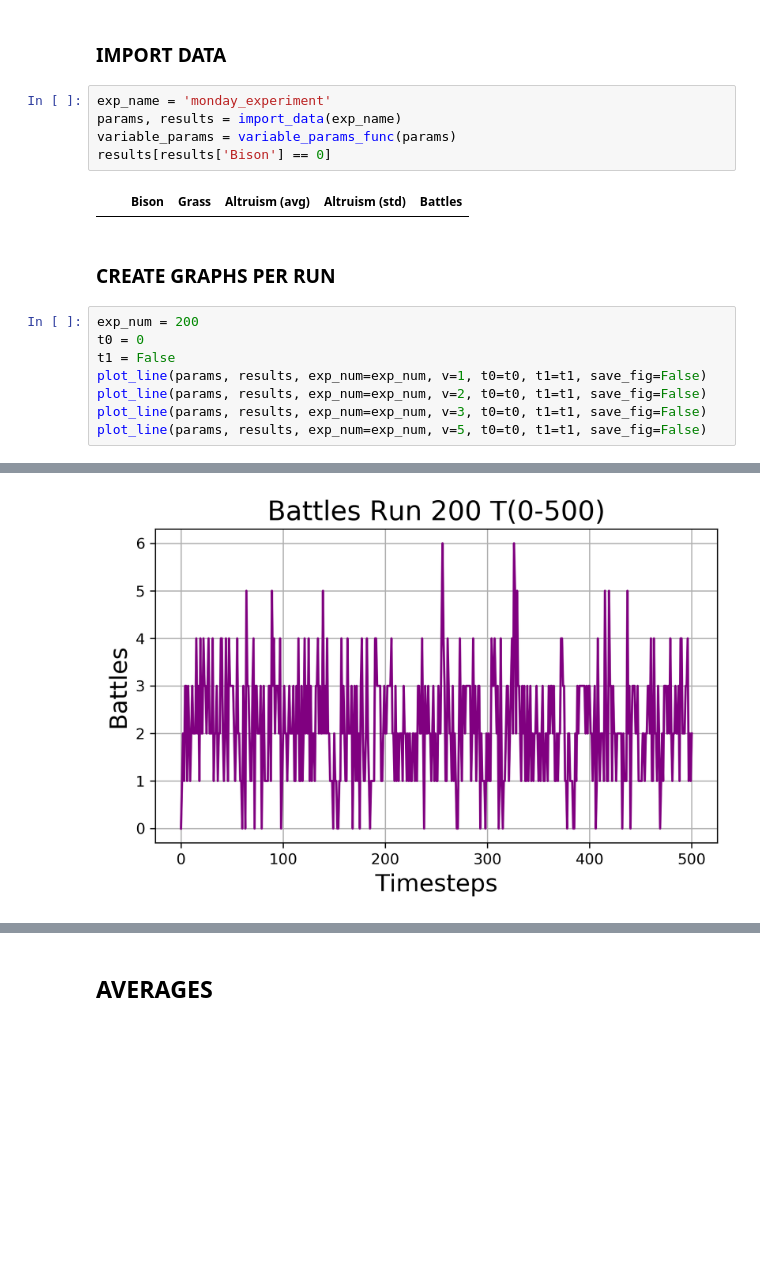
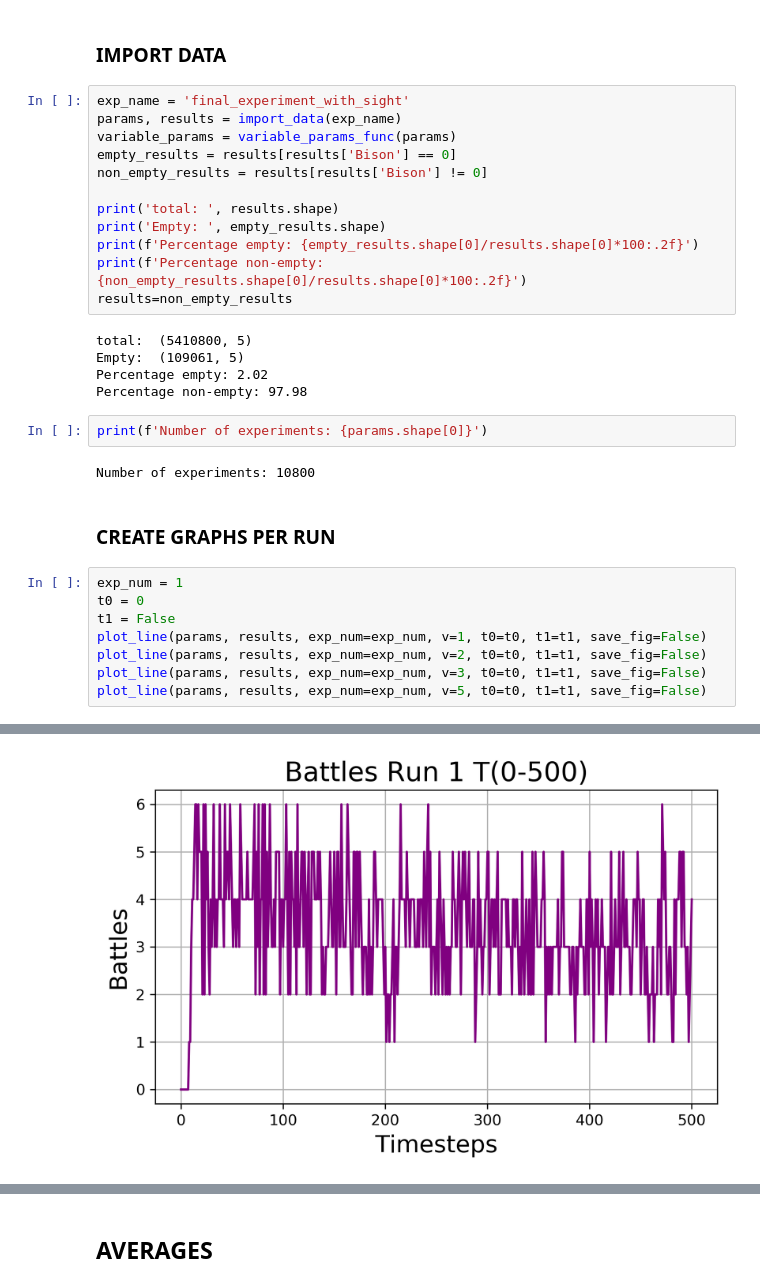
Before and after one commit to jurrew27/abm-project, a Jupyter notebook: Results_Visualisation.ipynb, the cells around one changed output, grey strips where cells are left out. Drawn from its saved outputs; the diff is of its cells as text; blank space fills up the shorter version.

Commit message:
Visualisatie fix parameter

```diff
--- a/Results_Visualisation.ipynb
+++ b/Results_Visualisation.ipynb
@@ -171,17 +173,31 @@ def variable_params_func(params):
     return list(np.array(params.columns)[:index_run])
 # %% [markdown]
 ### IMPORT DATA
-# %%
-exp_name = 'monday_experiment'
-params, results = import_data(exp_name)
-variable_params = variable_params_func(params)
-results[results['Bison'] == 0]
-# %% [output]
-|  |  | Bison | Grass | Altruism (avg) | Altruism (std) | Battles |
+# %%
+exp_name = 'final_experiment_with_sight'
+params, results = import_data(exp_name)
+variable_params = variable_params_func(params)
+empty_results = results[results['Bison'] == 0]
+non_empty_results = results[results['Bison'] != 0]
+
+print('total: ', results.shape)
+print('Empty: ', empty_results.shape)
+print(f'Percentage empty: {empty_results.shape[0]/results.shape[0]*100:.2f}')
+print(f'Percentage non-empty: {non_empty_results.shape[0]/results.shape[0]*100:.2f}')
+results=non_empty_results
+# %% [output]
+total:  (5410800, 5)
+Empty:  (109061, 5)
+Percentage empty: 2.02
+Percentage non-empty: 97.98
+# %%
+print(f'Number of experiments: {params.shape[0]}')
+# %% [output]
+Number of experiments: 10800
 # %% [markdown]
 ### CREATE GRAPHS PER RUN
 # %%
-exp_num = 200
+exp_num = 1
 t0 = 0
 t1 = False
 plot_line(params, results, exp_num=exp_num, v=1, t0=t0, t1=t1, save_fig=False)
@@ -195,4 +211,4 @@ plot_line(params, results, exp_num=exp_num, v=5, t0=t0, t1=t1, save_fig=False)
-[figure, old version]
+[figure, new version]
 # %%
 plot_scatter_per_run(params, results, exp_num=exp_num,
                         vx=3, vy=2, vc=5, t0=0, t1=False, save_fig=False)
```
Also changed, not shown: parts of 13 cells of this notebook.
